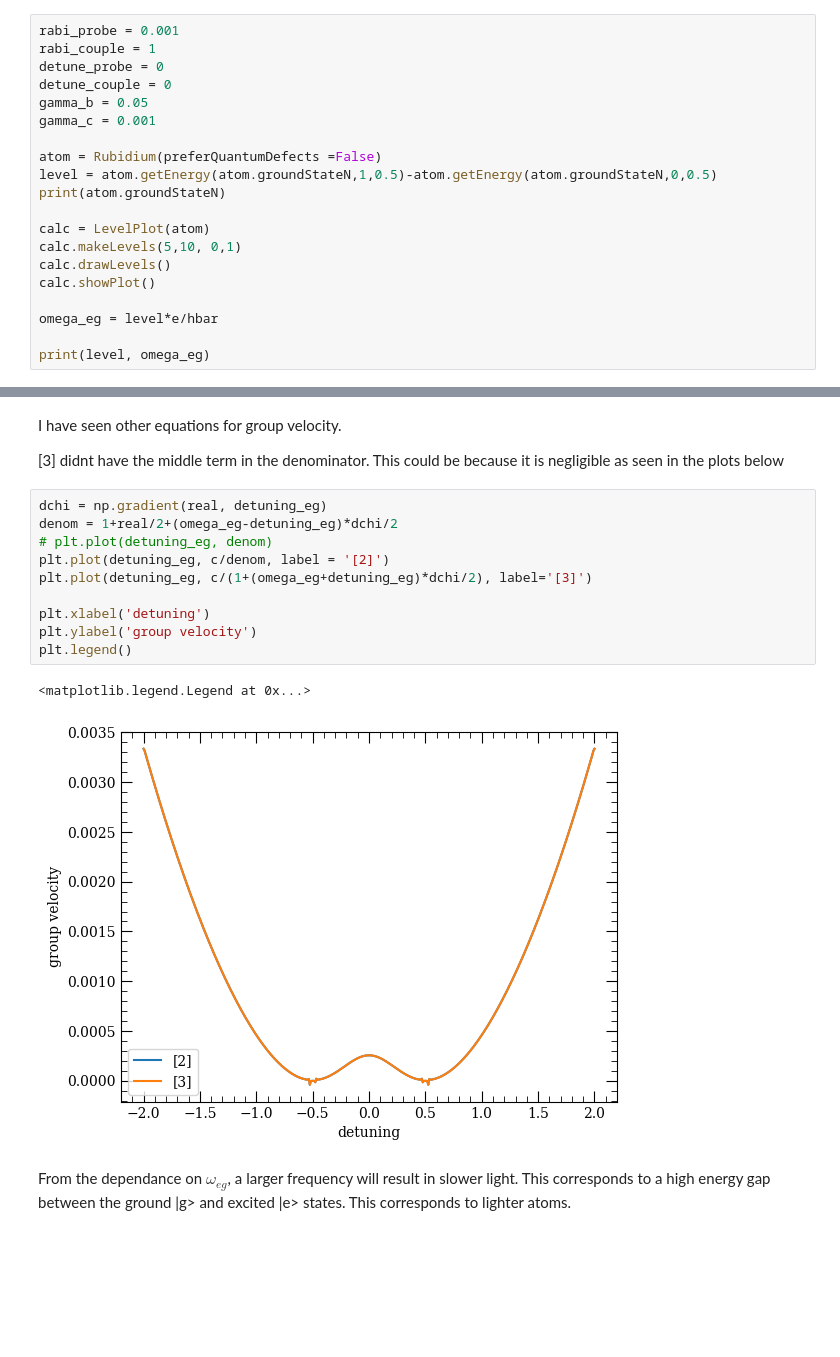
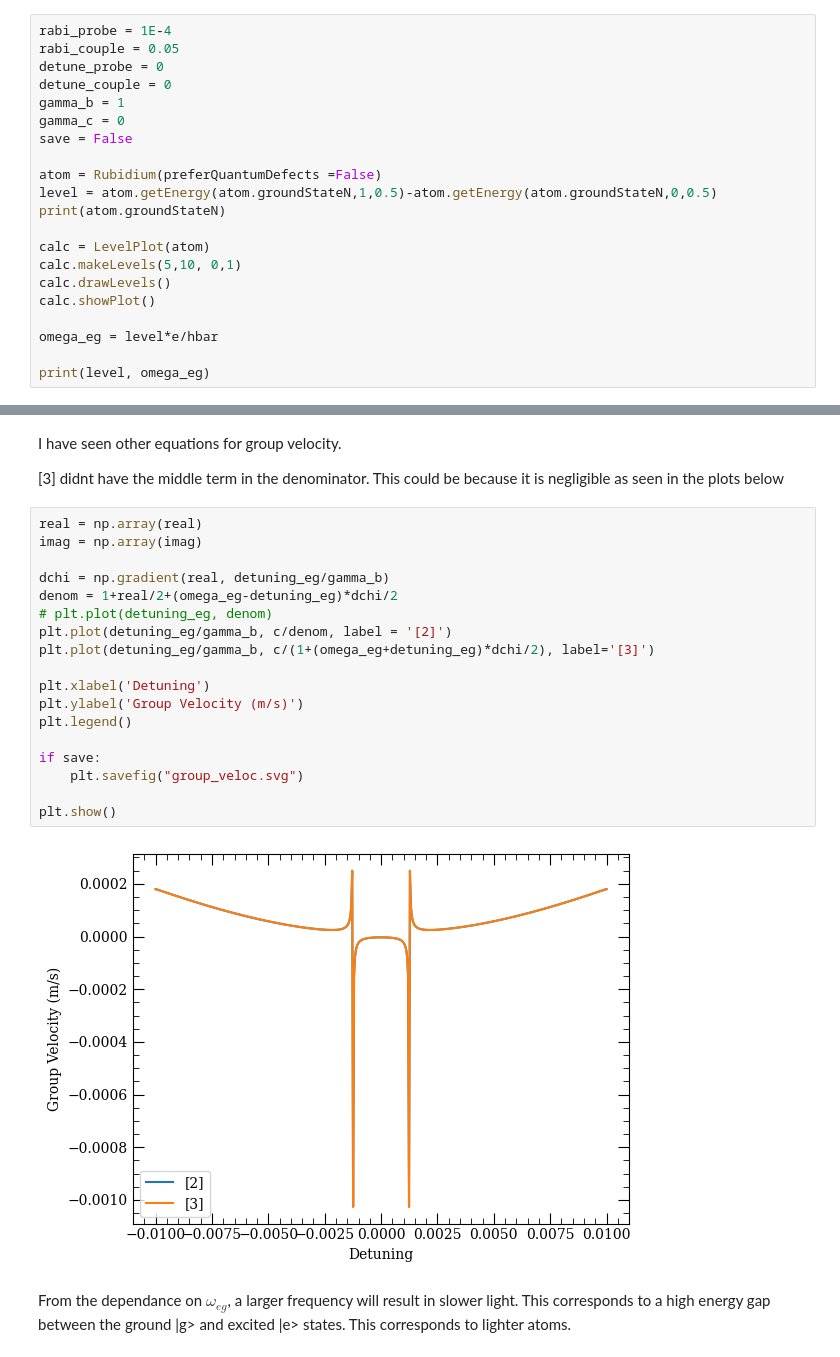
Before and after one commit to asaunders-uob/Rydberg, a Jupyter notebook: PyCode/Three Level System.ipynb, the cells around one changed output, grey strips where cells are left out. Saved outputs shown, nothing was run; the diff lists cells and outputs as text; blank space fills up the shorter version.

```diff
--- a/PyCode/Three Level System.ipynb
+++ b/PyCode/Three Level System.ipynb
@@ -14,12 +14,13 @@ from arc import *
 
 %matplotlib inline
 # %%
-rabi_probe = 0.001
-rabi_couple = 1
+rabi_probe = 1E-4
+rabi_couple = 0.05
 detune_probe = 0
 detune_couple = 0
-gamma_b = 0.05
-gamma_c = 0.001
+gamma_b = 1
+gamma_c = 0
+save = False
 
 atom = Rubidium(preferQuantumDefects =False)
 level = atom.getEnergy(atom.groundStateN,1,0.5)-atom.getEnergy(atom.groundStateN,0,0.5)
@@ -192,18 +198,25 @@ I have seen other equations for group velocity.
 
 [3] didnt have the middle term in the denominator. This could be because it is negligible as seen in the plots below
 # %%
-dchi = np.gradient(real, detuning_eg)
+real = np.array(real)
+imag = np.array(imag)
+
+dchi = np.gradient(real, detuning_eg/gamma_b)
 denom = 1+real/2+(omega_eg-detuning_eg)*dchi/2
 # plt.plot(detuning_eg, denom)
-plt.plot(detuning_eg, c/denom, label = '[2]')
-plt.plot(detuning_eg, c/(1+(omega_eg+detuning_eg)*dchi/2), label='[3]')
+plt.plot(detuning_eg/gamma_b, c/denom, label = '[2]')
+plt.plot(detuning_eg/gamma_b, c/(1+(omega_eg+detuning_eg)*dchi/2), label='[3]')
 
-plt.xlabel('detuning')
-plt.ylabel('group velocity')
+plt.xlabel('Detuning')
+plt.ylabel('Group Velocity (m/s)')
 plt.legend()
+
+if save:
+    plt.savefig("group_veloc.svg")
+
+plt.show()
 # %% [output]
-<matplotlib.legend.Legend at 0x...>
-[figure, old version]
+[figure, new version]
 # %% [markdown]
 From the dependance on $\omega_{eg}$, a larger frequency will result in slower light. This corresponds to a high energy gap between the ground |g> and excited |e> states. This corresponds to lighter atoms.
 # %% [markdown]
```
Also changed, not shown: parts of 10 cells of this notebook, 2 other files.
